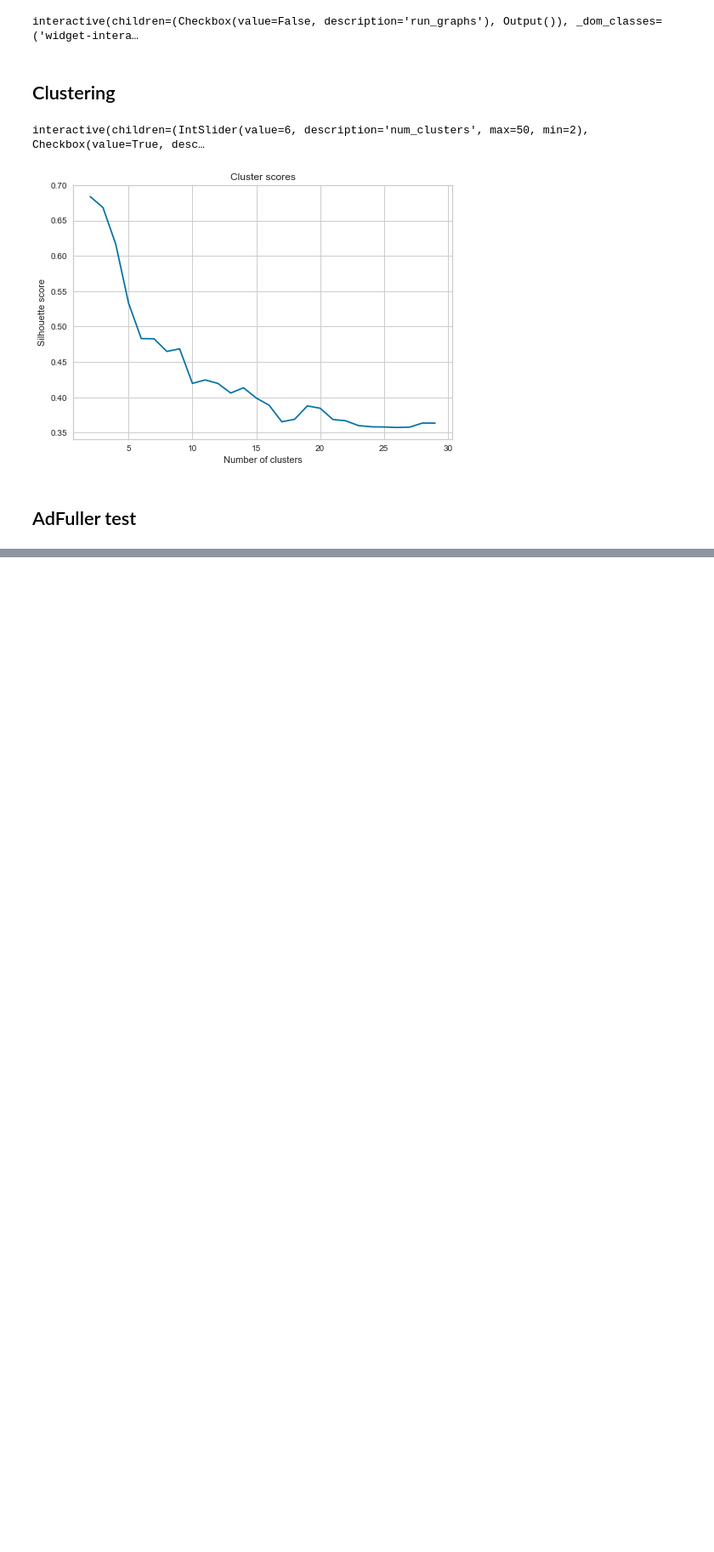
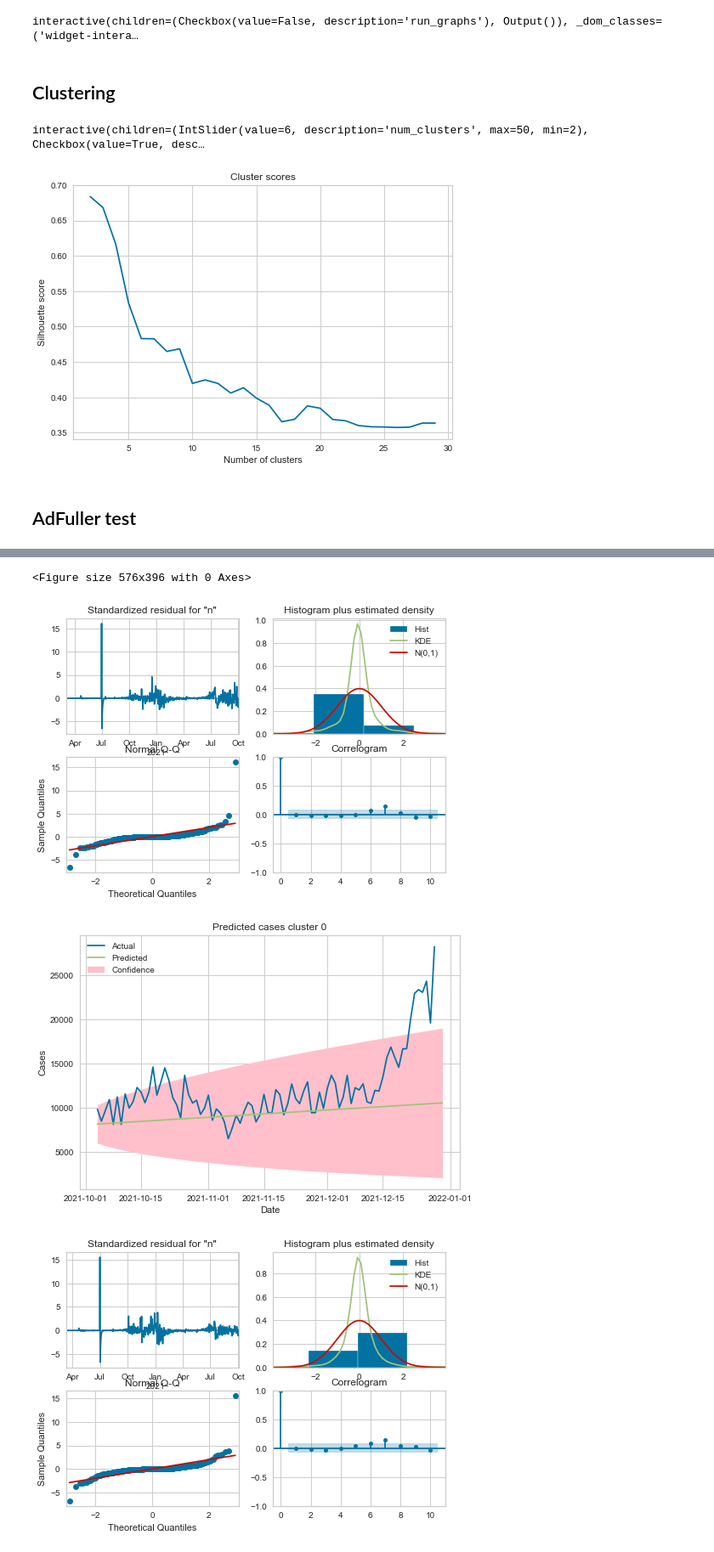
Before and after one commit to SL477/VA-Coursework, a Jupyter notebook: clustering.ipynb, the cells around one changed output, grey strips where cells are left out. Shown at 85% size. Drawn from its saved outputs; the diff is of its cells as text; code cells hidden in the pictures; blank space fills up the shorter version.

```diff
--- a/clustering.ipynb
+++ b/clustering.ipynb
@@ -383,0 +402,4 @@ Warnings:
+# %%
+r_df = pd.read_csv('rRate.csv')
+r_df['date'] = pd.to_datetime(r_df['date'])
+print(r_df)
@@ -383,0 +441,57 @@ Warnings:
+# %%
+IMA_models = {}
+def arima_maker(cluster, df):
+    """This splits the data into testing and training data and fits an ARIMA model to it
+    make the split in Oct 21"""
+    # Join r data
+    '''df['Date'] = df.index
+    df = df.merge(r_df, how='outer', left_on='Date', right_on='date')
+    df.drop('Date', axis=1, inplace=True)
+    df['date'] = pd.to_datetime(df['date'])
+    df.set_index('date', inplace=True)'''
+
+    # Split to train and testing
+    train_df = df.loc[:'2021-10-03']
+    #train_df.loc['2020-07-01']['newCasesByPublishDate'] = 1
+    test_df = df.loc['2021-10-04':]
+    train_df.index = pd.DatetimeIndex(train_df.index.values, freq=train_df.index.inferred_freq)
+
+    #train_df['week'] = pd.PeriodIndex(train_df.index, freq='w')
+    #train_df['day'] = train_df['week'].apply(lambda x: str(x).split('/')[0])
+    #train_df['day'] = pd.to_datetime(train_df['day'])
+    #train_df = train_df.groupby('day').sum()
+    #train_df.index = pd.DatetimeIndex(train_df.index.values, freq=train_df.index.inferred_freq)
+
+    #test_df['week'] = pd.PeriodIndex(test_df.index, freq='w')
+    #test_df['day'] = test_df['week'].apply(lambda x: str(x).split('/')[0])
+    #test_df['day'] = pd.to_datetime(test_df['day'])
+    #test_df = test_df.groupby('day').sum()
+
+    # make and train model
+    # code vaguely from DataCamp
+    mdl = SARIMAX(train_df['newCasesByPublishDate'], order=(0,1,1), trend='c')
+    results = mdl.fit()
+    results.plot_diagnostics()
+    plt.show()
+
+    # Predict the next 88 results
+    forecast = results.get_forecast(steps=88)
+    forecast_mean = forecast.predicted_mean
+    conf_int = forecast.conf_int()
+
+    # draw the predicted data
+    plt.plot(test_df.index, test_df['newCasesByPublishDate'], label='Actual')
+    plt.plot(forecast_mean.index, forecast_mean, label='Predicted')
+    plt.fill_between(forecast_mean.index, conf_int['lower newCasesByPublishDate'], conf_int['upper newCasesByPublishDate'], label='Confidence', color='pink')
+    plt.title('Predicted cases cluster ' + str(cluster))
+    plt.xlabel('Date')
+    plt.ylabel('Cases')
+    plt.legend()
+    plt.show()
+
+clusterLooper(arima_maker)
+# %% [output]
+<Figure size 576x396 with 0 Axes>
+[figure, added]
+[figure, added]
+[figure, added]
```
Also changed, not shown: parts of 10 cells of this notebook, 6 other files.
